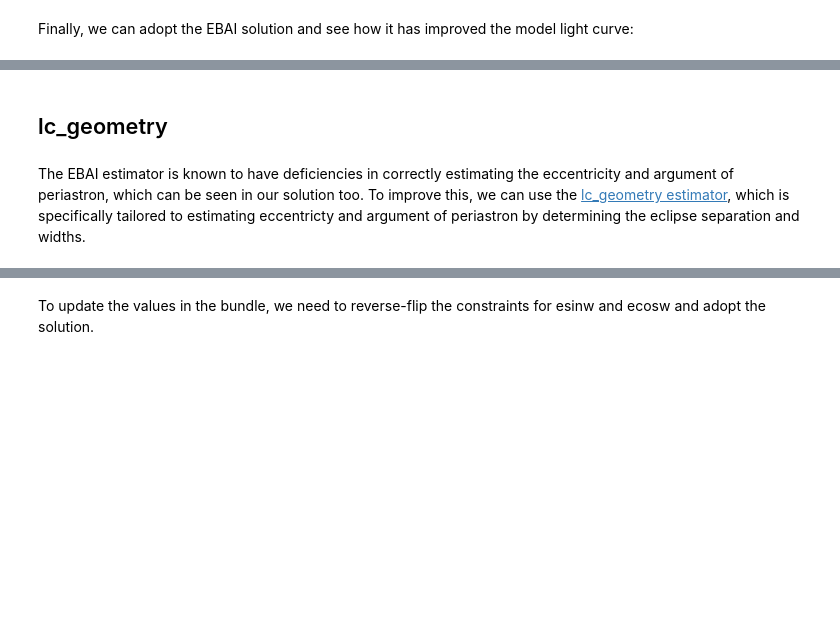
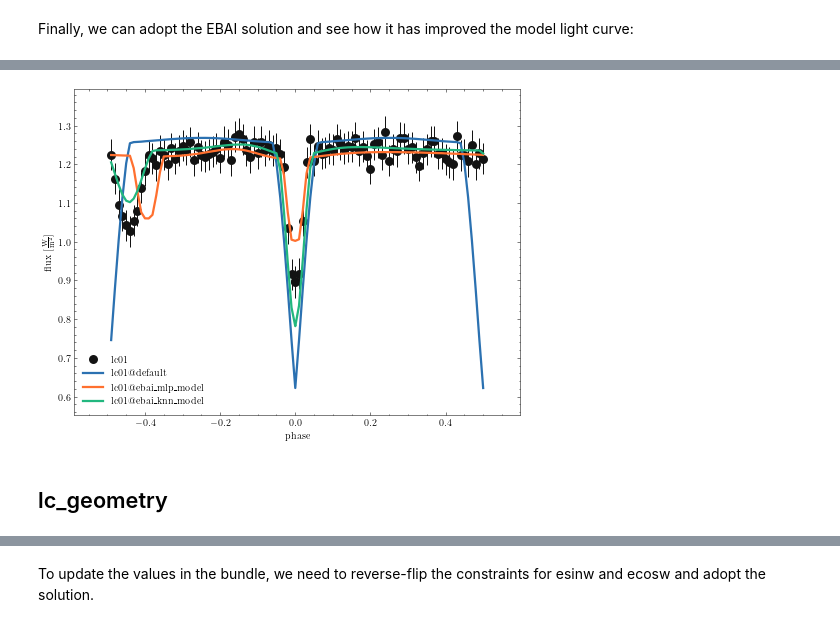
Before and after one commit to phoebe-project/phoebe2-docs, a Jupyter notebook: development/tutorials/LC_estimators.ipynb, the cells around one changed output, grey strips where cells are left out. Drawn from its saved outputs; the diff is of its cells as text; code cells hidden in the pictures; blank space fills up the shorter version.

```diff
--- a/development/tutorials/LC_estimators.ipynb
+++ b/development/tutorials/LC_estimators.ipynb
@@ -155,4 +205,7 @@ _ = b.plot(x='phase', ls='-', legend=True, show=True)
+# %%
+b.run_compute(model='ebai_knn_model')
+_ = b.plot(x='phase', ls='-', legend=True, show=True)
+# %% [output]
+[figure, added]
 # %% [markdown]
 ## lc_geometry
-# %% [markdown]
-The EBAI estimator is known to have deficiencies in correctly estimating the eccentricity and argument of periastron, which can be seen in our solution too. To improve this, we can use the [lc_geometry estimator](../api/phoebe.parameters.solver.estimator.lc_geometry.md), which is specifically tailored to estimating eccentricty and argument of periastron by determining the eclipse separation and widths.
```
Also changed, not shown: parts of 32 cells of this notebook, 1 other file.
